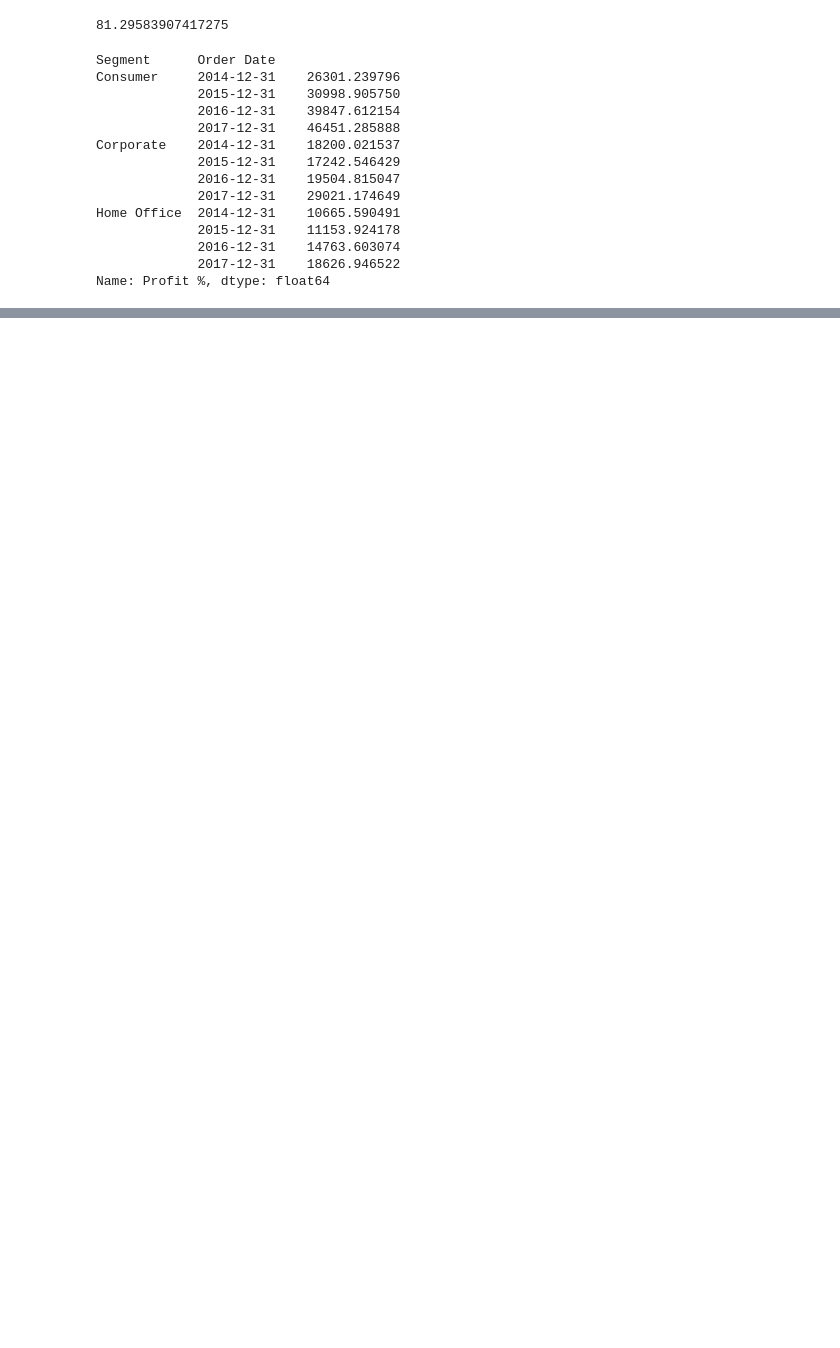
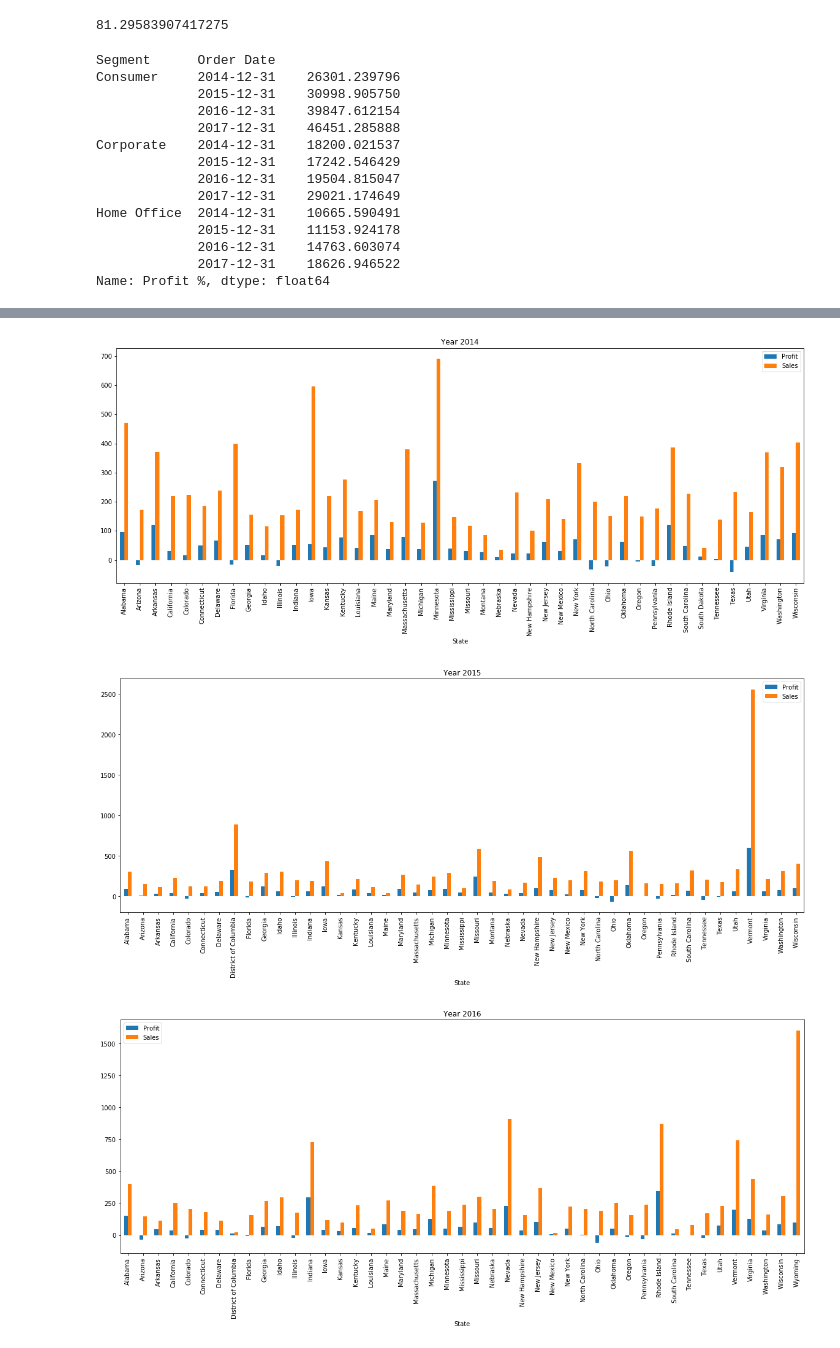
Before and after one commit to jamontanac/Hexagon-Test, a Jupyter notebook: Super store.ipynb, the cells around one changed output, grey strips where cells are left out. Cells and saved outputs as stored; diff of their text form; code cells hidden in the pictures; blank space fills up the shorter version.

```diff
--- a/Super store.ipynb
+++ b/Super store.ipynb
@@ -190,0 +157,13 @@ def get_prophet
+# %%
+orders[orders["Order Date"].dt.year==2014].groupby("State").mean()[["Profit","Sales"]].plot.bar(figsize=(20,7),title="Year 2014")
+plt.show()
+orders[orders["Order Date"].dt.year==2015].groupby("State").mean()[["Profit","Sales"]].plot.bar(figsize=(20,7),title="Year 2015")
+plt.show()
+orders[orders["Order Date"].dt.year==2016].groupby("State").mean()[["Profit","Sales"]].plot.bar(figsize=(20,7),title="Year 2016")
+plt.show()
+orders[orders["Order Date"].dt.year==2017].groupby("State").mean()[["Profit","Sales"]].plot.bar(figsize=(20,7),title="Year 2017")
+plt.show()
+# %% [output]
+[figure, added]
+[figure, added]
+[figure, added]
```
Also changed, not shown: parts of 34 cells of this notebook, 1 other file.
